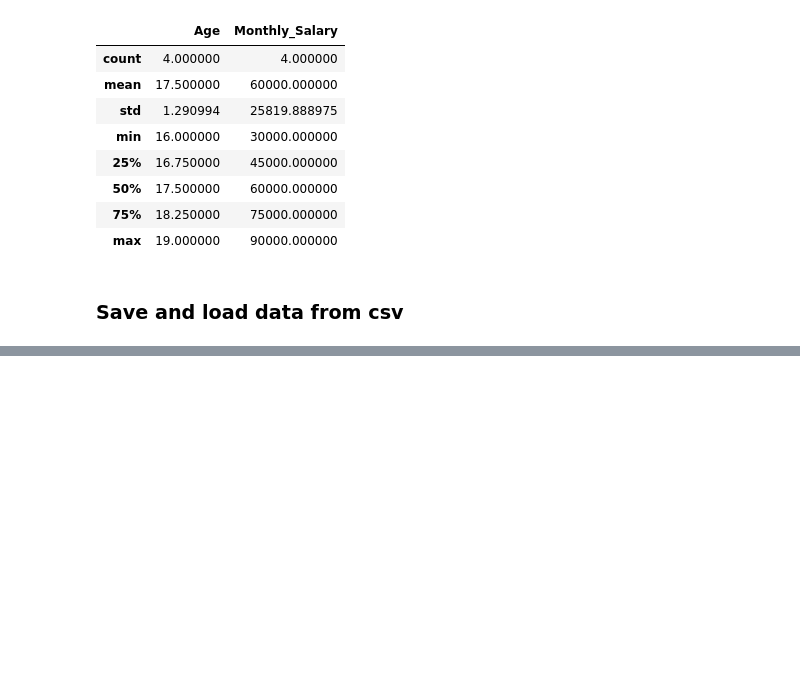
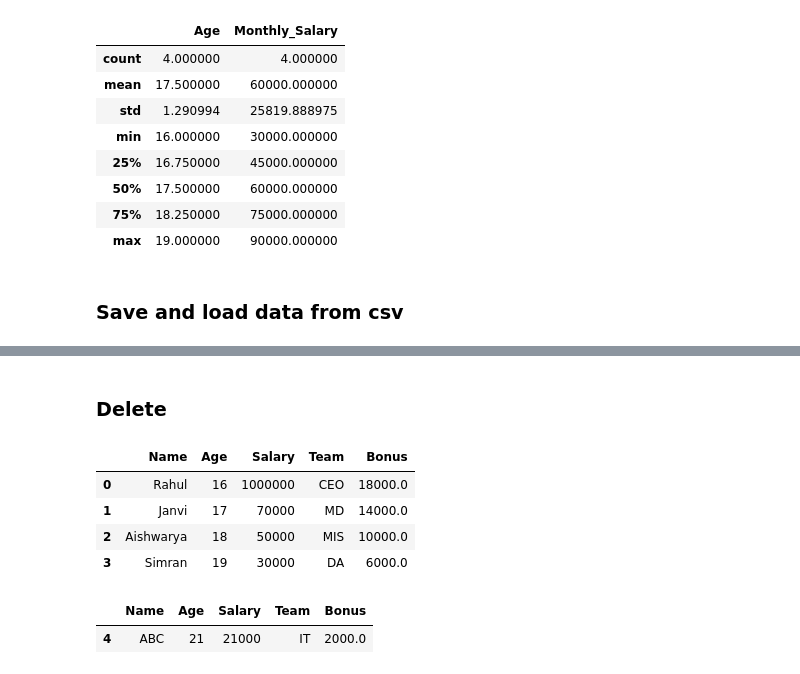
Before and after one commit to rahulgoraksha/python-revision-experiments, a Jupyter notebook: libraries/pandas.ipynb, the cells around one changed output, grey strips where cells are left out. Drawn from its saved outputs; the diff is of its cells as text; code cells hidden in the pictures; blank space fills up the shorter version.

```diff
--- a/libraries/pandas.ipynb
+++ b/libraries/pandas.ipynb
@@ -146,0 +301,19 @@ df.describe() # statistical summary of the table
+# %% [markdown]
+### Delete
+# %%
+# delete value - row and column values
+# axis = 0 (row), 1 (column)
+
+df.drop(df[df['Name']== 'ABC'].index) # index used to capture entire row
+df
+# %% [output]
+|  | Name | Age | Salary | Team | Bonus |
+| 0 | Rahul | 16 | 1000000 | CEO | 18000.0 |
+| 1 | Janvi | 17 | 70000 | MD | 14000.0 |
+| 2 | Aishwarya | 18 | 50000 | MIS | 10000.0 |
+| 3 | Simran | 19 | 30000 | DA | 6000.0 |
+# %%
+df[df.Name == 'ABC']
+# %% [output]
+|  | Name | Age | Salary | Team | Bonus |
+| 4 | ABC | 21 | 21000 | IT | 2000.0 |
```
Also changed, not shown: parts of 23 cells of this notebook, 4 other files.
